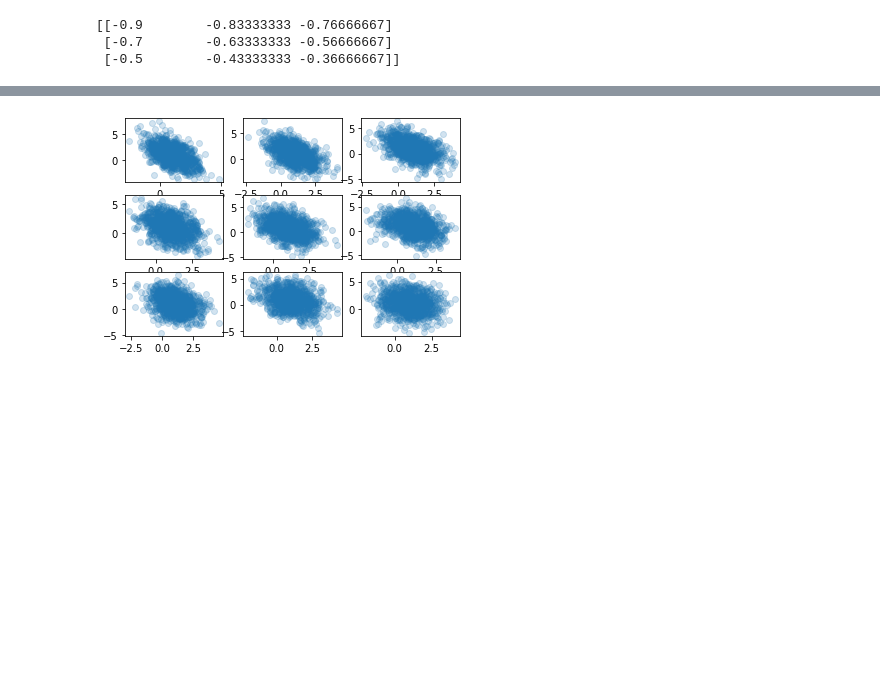
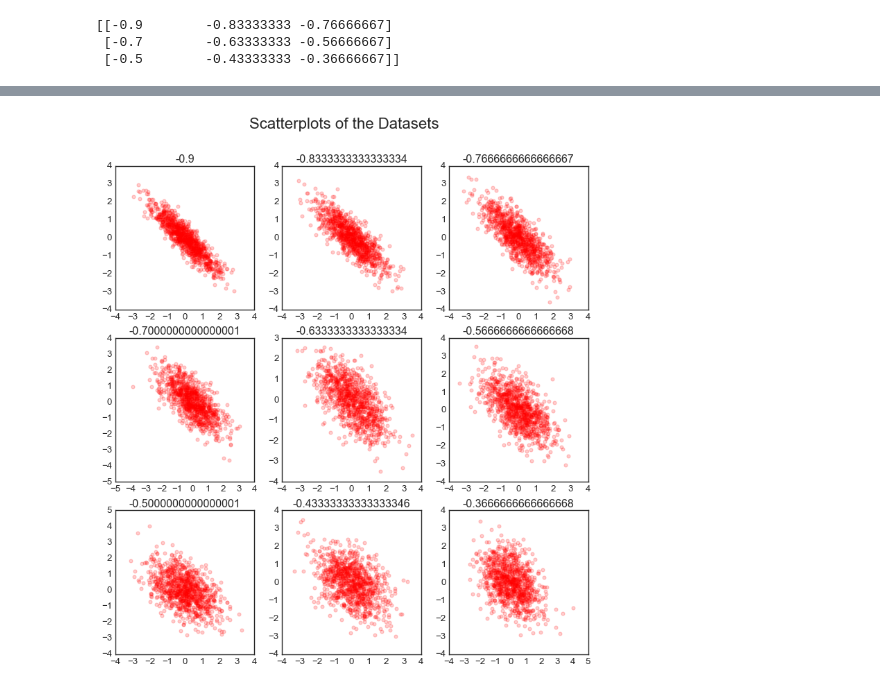
Before and after one commit to kzapalac/PythonTutorials, a Jupyter notebook: tutorial_ex_14/tutorial014Exercise.ipynb, the cells around one changed output, grey strips where cells are left out. Drawn from its saved outputs; the diff is of its cells as text; code cells hidden in the pictures; blank space fills up the shorter version.

Commit message:
Made a few stylistic changes to the last scatterplot.

```diff
--- a/tutorial_ex_14/tutorial014Exercise.ipynb
+++ b/tutorial_ex_14/tutorial014Exercise.ipynb
@@ -121,3 +121,10 @@ print(cov2d)
 [[-0.9        -0.83333333 -0.76666667]
  [-0.7        -0.63333333 -0.56666667]
  [-0.5        -0.43333333 -0.36666667]]
+# %%
+axs_titles = np.zeros((3,3)) # tested out creating an array to hold title for each plot
+for i in range(3):
+    for j in range(3):
+        axs_titles[i,j] = print('Covariance of',cov2d[i,j])
+axs_titles
+# well that didn't work
@@ -124,9 +164,13 @@ print(cov2d)
 # %%
-fig, axs = plt.subplots(3,3)
+mpl.style.use('seaborn-white') # sets the style of the plots below
+
+fig, axs = plt.subplots(3,3, figsize=(11,11)) # here I create 9 subplots and set the figure size
 for i in range(3) :
     for j in range(3) :
-        cov_m = [[var1, cov2d[i,j]], [cov2d[i,j], var2]]
-        data = multivariate_normal([mu1, mu2], cov_m, size = 1000)
-        axs[i,j].scatter(data[:,0], data[:,1], alpha=0.2)
+        cov_m = [[var1, cov2d[i,j]], [cov2d[i,j], var2]]  # creating a new matrix for each covariance
+        data = multivariate_normal([mu1, mu2], cov_m, size = 1000) # creating the datasets using the new matrix
+        axs[i,j].scatter(data[:,0], data[:,1], alpha=0.2, color='r') # setting the axis
+        axs[i,j].set_title(cov2d[i,j]) # sets the title for each individual plot as the covariance it represents
+        fig.suptitle("Scatterplots of the Datasets", fontsize=20) # sets the main title
 # %% [output]
-[figure, old version]
+[figure, new version]
```
Also changed, not shown: parts of 6 cells of this notebook.
